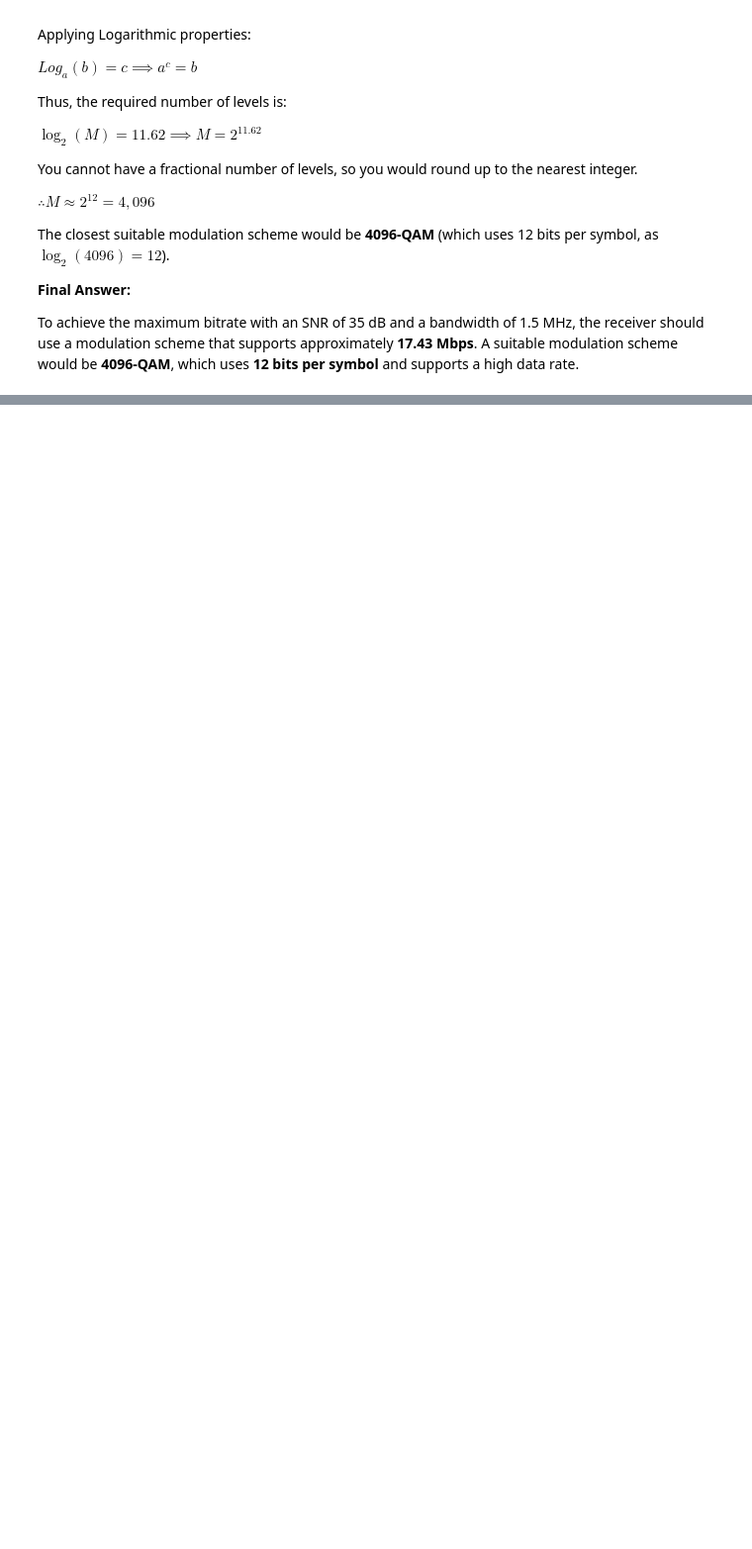
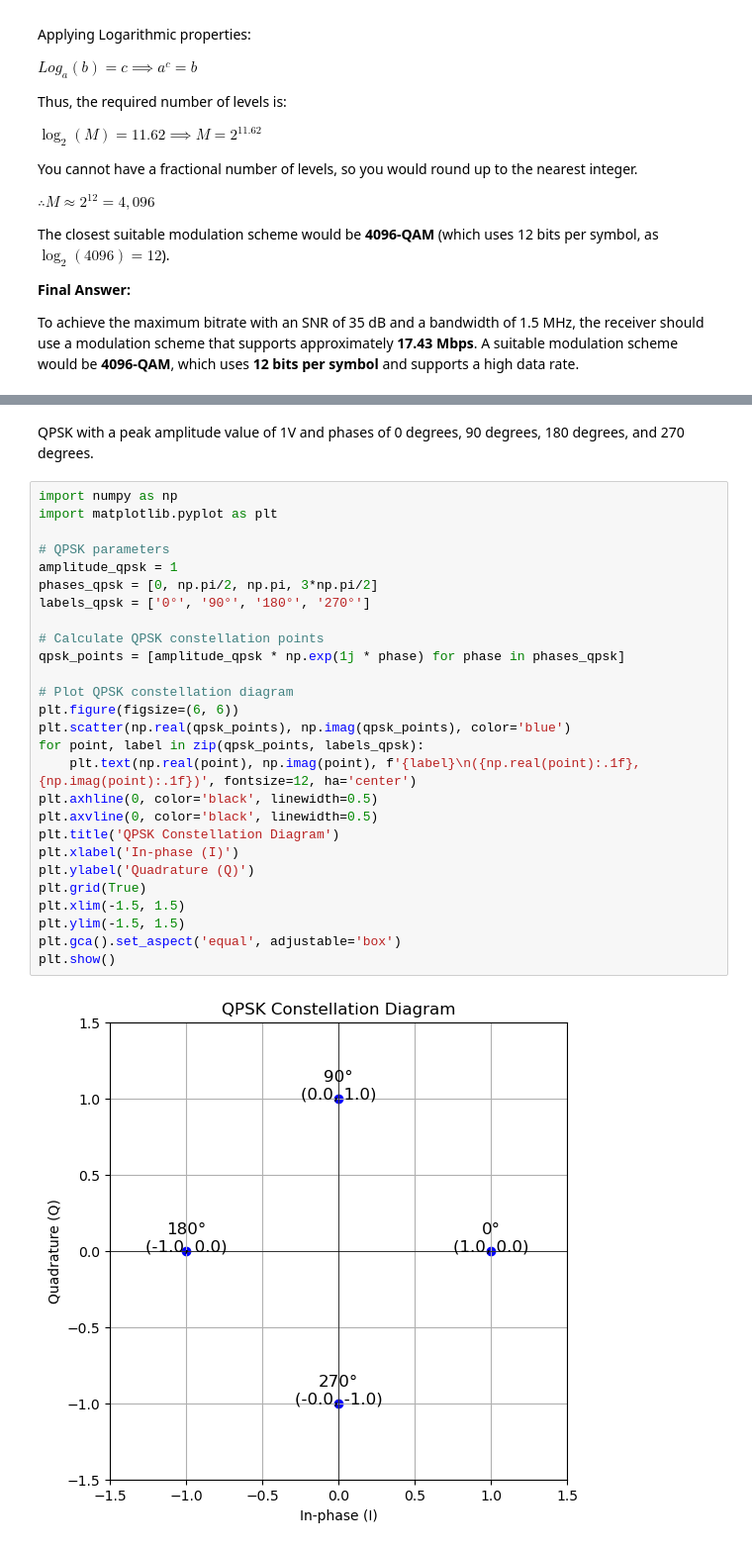
Before and after one commit to SDevTutors/learn-computer-networking, a Jupyter notebook: exam-papers/2023-data-communications-cone07001-solution.ipynb, the cells around one changed output, grey strips where cells are left out. Shown: that part at 99% size. Cells and saved outputs as stored; diff of their text form; blank space fills up the shorter version.

```diff
--- a/exam-papers/2023-data-communications-cone07001-solution.ipynb
+++ b/exam-papers/2023-data-communications-cone07001-solution.ipynb
@@ -509,0 +584,32 @@ To achieve the maximum bitrate with an SNR of 35 dB and a bandwidth of 1.5 MHz,
+# %% [markdown]
+
+QPSK with a peak amplitude value of 1V and phases of 0 degrees, 90 degrees, 180 degrees, and 270 degrees.
+# %%
+import numpy as np
+import matplotlib.pyplot as plt
+
+# QPSK parameters
+amplitude_qpsk = 1
+phases_qpsk = [0, np.pi/2, np.pi, 3*np.pi/2]
+labels_qpsk = ['0°', '90°', '180°', '270°']
+
+# Calculate QPSK constellation points
+qpsk_points = [amplitude_qpsk * np.exp(1j * phase) for phase in phases_qpsk]
+
+# Plot QPSK constellation diagram
+plt.figure(figsize=(6, 6))
+plt.scatter(np.real(qpsk_points), np.imag(qpsk_points), color='blue')
+for point, label in zip(qpsk_points, labels_qpsk):
+    plt.text(np.real(point), np.imag(point), f'{label}\n({np.real(point):.1f}, {np.imag(point):.1f})', fontsize=12, ha='center')
+plt.axhline(0, color='black', linewidth=0.5)
+plt.axvline(0, color='black', linewidth=0.5)
+plt.title('QPSK Constellation Diagram')
+plt.xlabel('In-phase (I)')
+plt.ylabel('Quadrature (Q)')
+plt.grid(True)
+plt.xlim(-1.5, 1.5)
+plt.ylim(-1.5, 1.5)
+plt.gca().set_aspect('equal', adjustable='box')
+plt.show()
+# %% [output]
+[figure, added]
```
Also changed, not shown: parts of 8 cells of this notebook.
